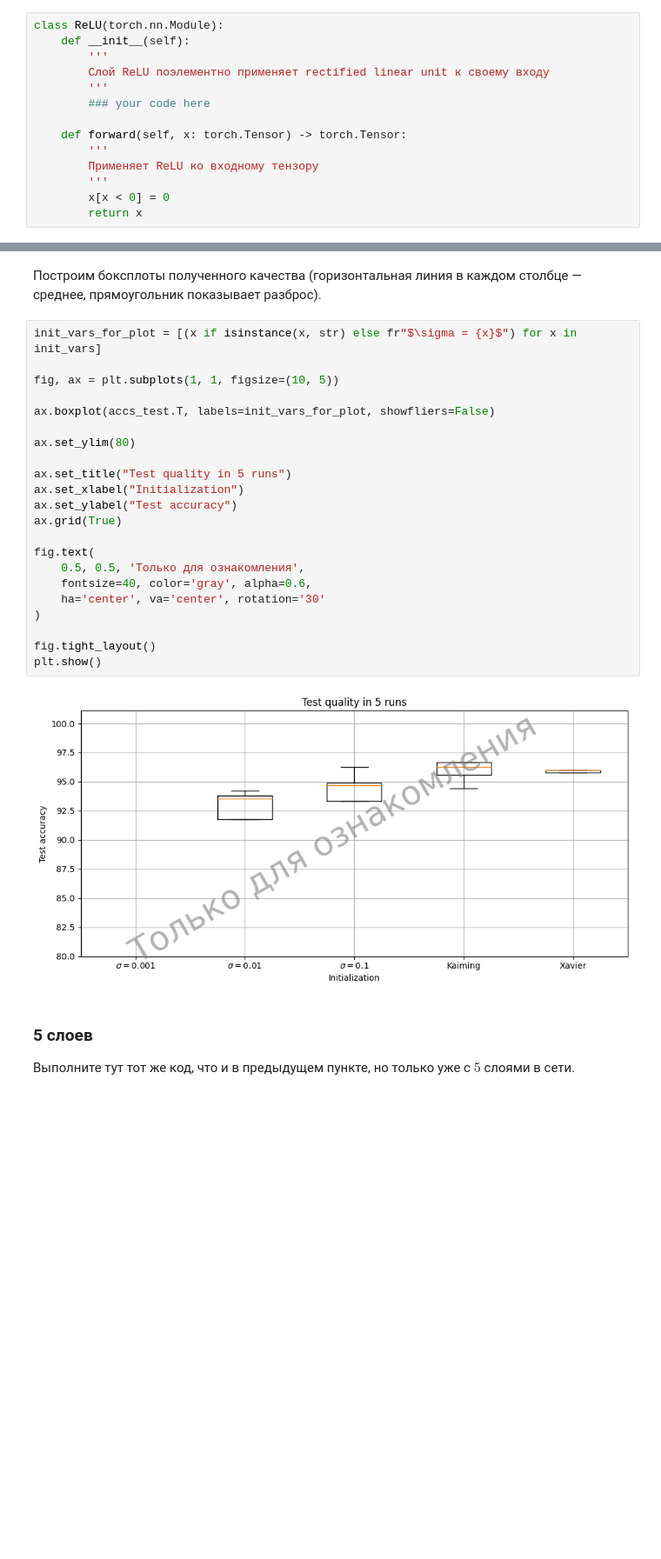
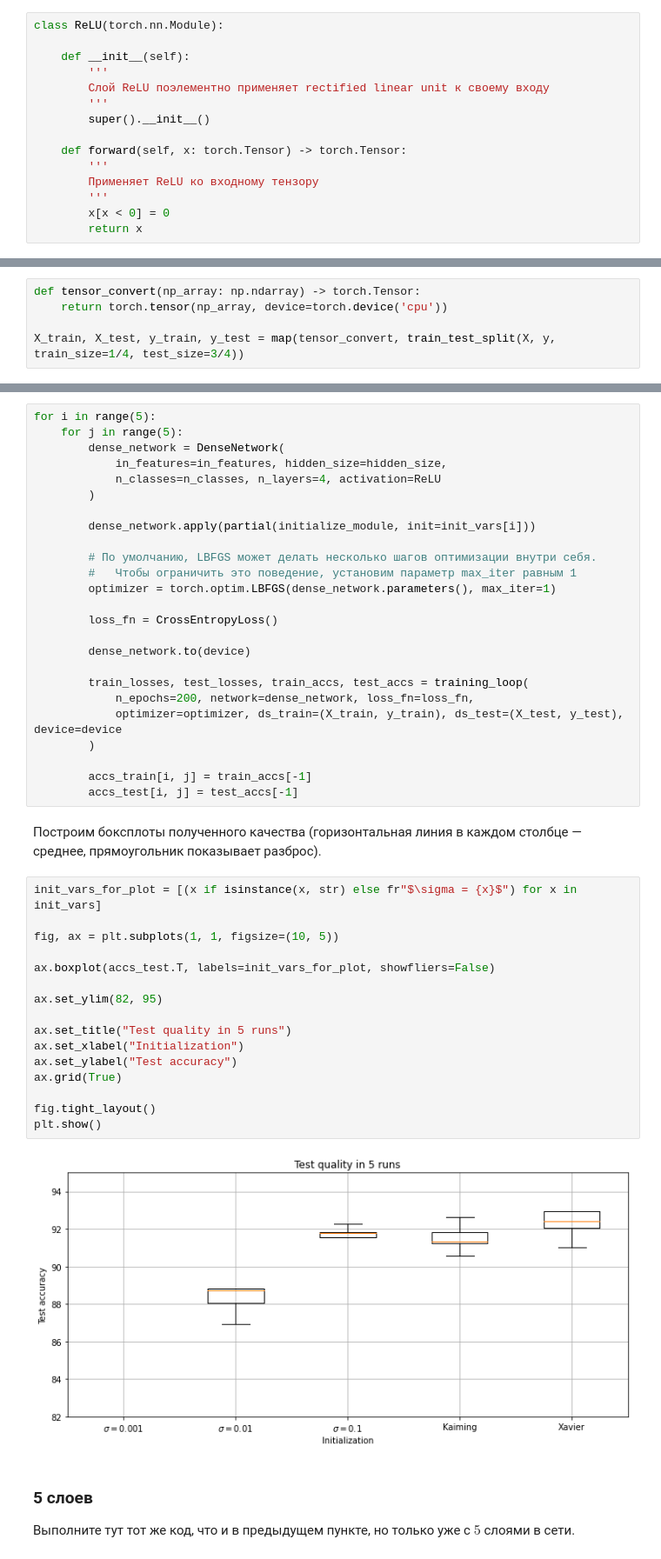
Before and after one commit to ViktorooReps/dl-2022, a Jupyter notebook: Homework_1.1._Dense_Networks.ipynb, the cells around one changed output, grey strips where cells are left out. Shown at 87% size. Saved outputs shown, nothing was run; the diff lists cells and outputs as text; blank space fills up the shorter version.

```diff
--- a/Homework_1.1._Dense_Networks.ipynb
+++ b/Homework_1.1._Dense_Networks.ipynb
@@ -86,11 +84,12 @@ Identity() True
 Теперь реализуем слой нелинейности $\text{ReLU}(y) = \max(0, y)$. Параметров у слоя нет. Метод `forward` должен вернуть результат поэлементного применения $\text{ReLU}$ к входному массиву.
 # %%
 class ReLU(torch.nn.Module):
+
     def __init__(self):
         '''
         Слой ReLU поэлементно применяет rectified linear unit к своему входу
         '''
-        ### your code here
+        super().__init__()
 
     def forward(self, x: torch.Tensor) -> torch.Tensor:
         '''
@@ -398,3 +433,8 @@ X_train, X_test, y_train, y_test = ..., ..., ..., ...
+# %%
+def tensor_convert(np_array: np.ndarray) -> torch.Tensor:
+    return torch.tensor(np_array, device=torch.device('cpu'))
+
+X_train, X_test, y_train, y_test = map(tensor_convert, train_test_split(X, y, train_size=1/4, test_size=3/4))
 # %%
 print(X_train.shape, X_test.shape, y_train.shape, y_test.shape)
 # %% [output]
@@ -1146,29 +883,48 @@ Loss (Train/Test): 0.000/5.264. Accuracy, % (Train/Test): 100.00/94.89
+# %%
+for i in range(5):
+    for j in range(5):
+        dense_network = DenseNetwork(
+            in_features=in_features, hidden_size=hidden_size,
+            n_classes=n_classes, n_layers=4, activation=ReLU
+        )
+
+        dense_network.apply(partial(initialize_module, init=init_vars[i]))
+
+        # По умолчанию, LBFGS может делать несколько шагов оптимизации внутри себя.
+        #   Чтобы ограничить это поведение, установим параметр max_iter равным 1
+        optimizer = torch.optim.LBFGS(dense_network.parameters(), max_iter=1)
+
+        loss_fn = CrossEntropyLoss()
+
+        dense_network.to(device)
+
+        train_losses, test_losses, train_accs, test_accs = training_loop(
+            n_epochs=200, network=dense_network, loss_fn=loss_fn,
+            optimizer=optimizer, ds_train=(X_train, y_train), ds_test=(X_test, y_test), device=device
+        )
+
+        accs_train[i, j] = train_accs[-1]
+        accs_test[i, j] = test_accs[-1]
 # %% [markdown]
 Построим боксплоты полученного качества (горизонтальная линия в каждом столбце — среднее, прямоугольник показывает разброс).
 # %%
 init_vars_for_plot = [(x if isinstance(x, str) else fr"$\sigma = {x}$") for x in init_vars]
 
 fig, ax = plt.subplots(1, 1, figsize=(10, 5))
 
 ax.boxplot(accs_test.T, labels=init_vars_for_plot, showfliers=False)
 
-ax.set_ylim(80)
+ax.set_ylim(82, 95)
 
 ax.set_title("Test quality in 5 runs")
 ax.set_xlabel("Initialization")
 ax.set_ylabel("Test accuracy")
 ax.grid(True)
 
-fig.text(
-    0.5, 0.5, 'Только для ознакомления',
-    fontsize=40, color='gray', alpha=0.6,
-    ha='center', va='center', rotation='30'
-)
-
 fig.tight_layout()
 plt.show()
 # %% [output]
-[figure, old version]
+[figure, new version]
 # %% [markdown]
 ### 5 слоев
 
```
Also changed, not shown: parts of 46 cells of this notebook.
